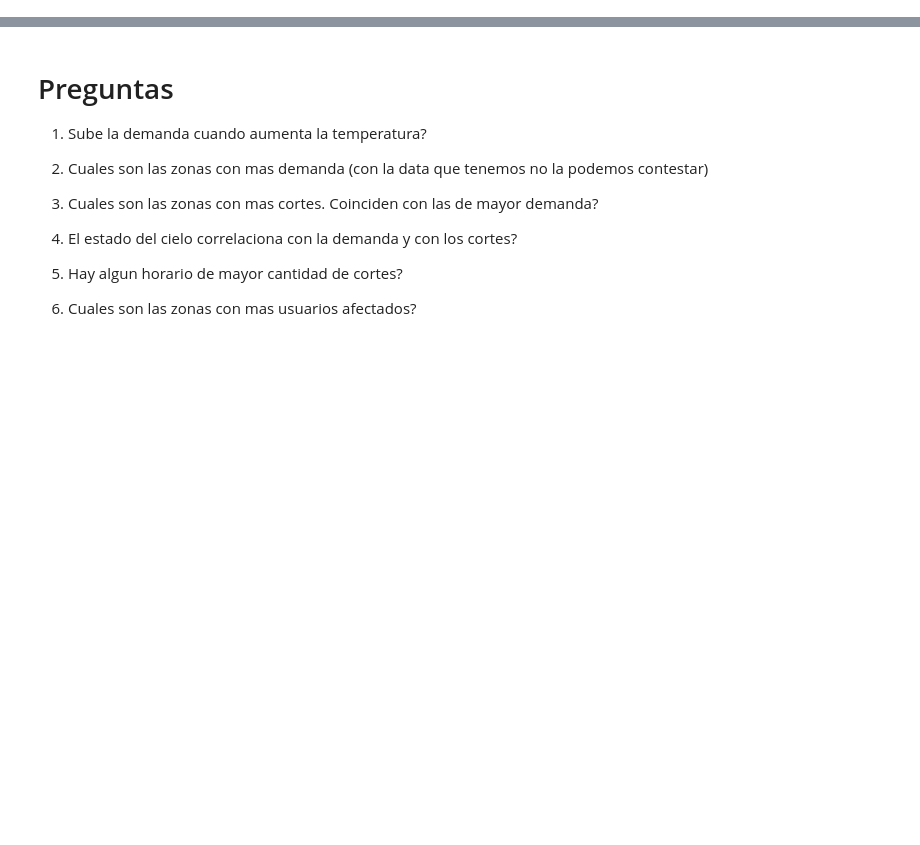
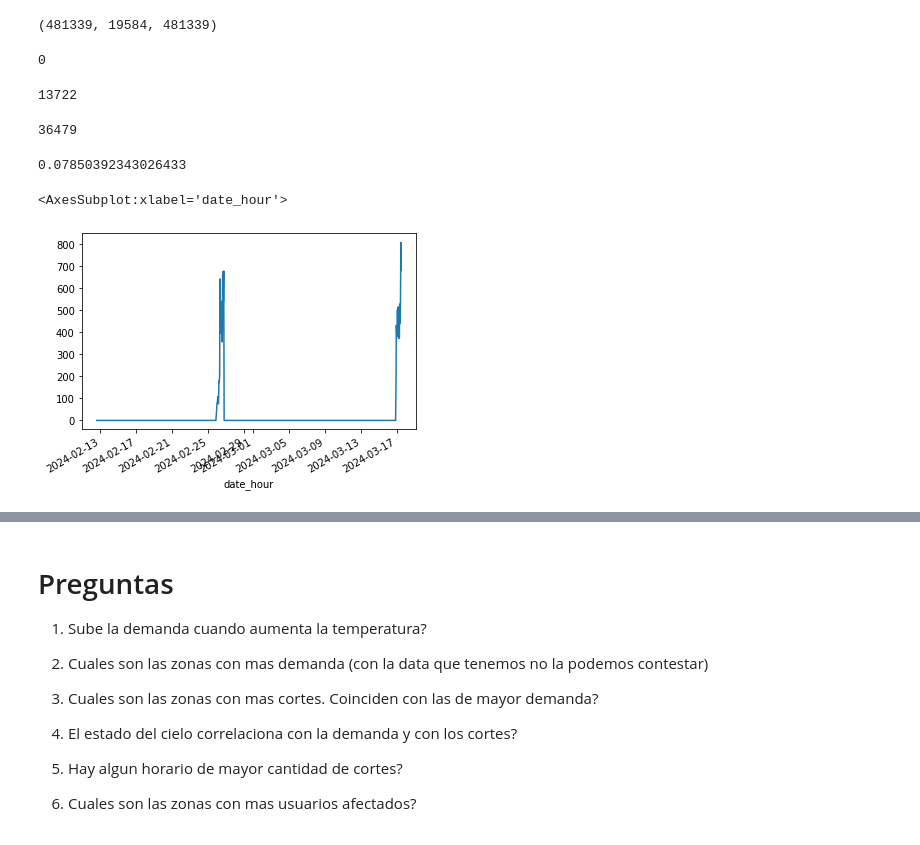
Before and after one commit to elsonidoq/enre, a Jupyter notebook: 02-EDA.ipynb, the cells around one changed output, grey strips where cells are left out. Drawn from its saved outputs; the diff is of its cells as text; code cells hidden in the pictures; blank space fills up the shorter version.

```diff
--- a/02-EDA.ipynb
+++ b/02-EDA.ipynb
@@ -288,0 +269,27 @@ len(cortes_df), len(clima_df), len(merged)
+# %%
+len(cortes_df), len(clima_df), len(merged)
+# %% [output]
+(481339, 19584, 481339)
+# %%
+len(cortes_df) - len(merged)
+# %% [output]
+0
+# %%
+merged['not_clima'] = merged.estado_cielo.isna()
+merged.not_clima.sum()
+# %% [output]
+13722
+# %%
+merged['not_dem'] = merged.dem.isna()
+merged.not_dem.sum()
+# %% [output]
+36479
+# %%
+37787 / len(merged)
+# %% [output]
+0.07850392343026433
+# %%
+merged.groupby('date_hour').not_clima.sum().plot()
+# %% [output]
+<AxesSubplot:xlabel='date_hour'>
+[figure, added]
```
Also changed, not shown: parts of 65 cells of this notebook.
